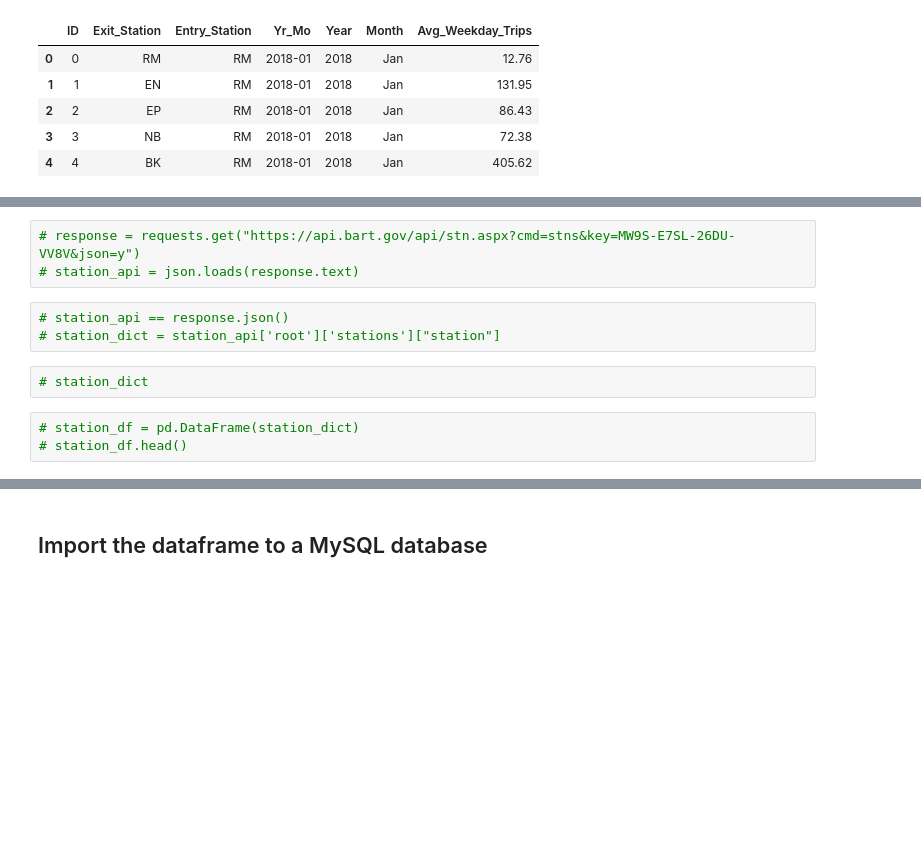
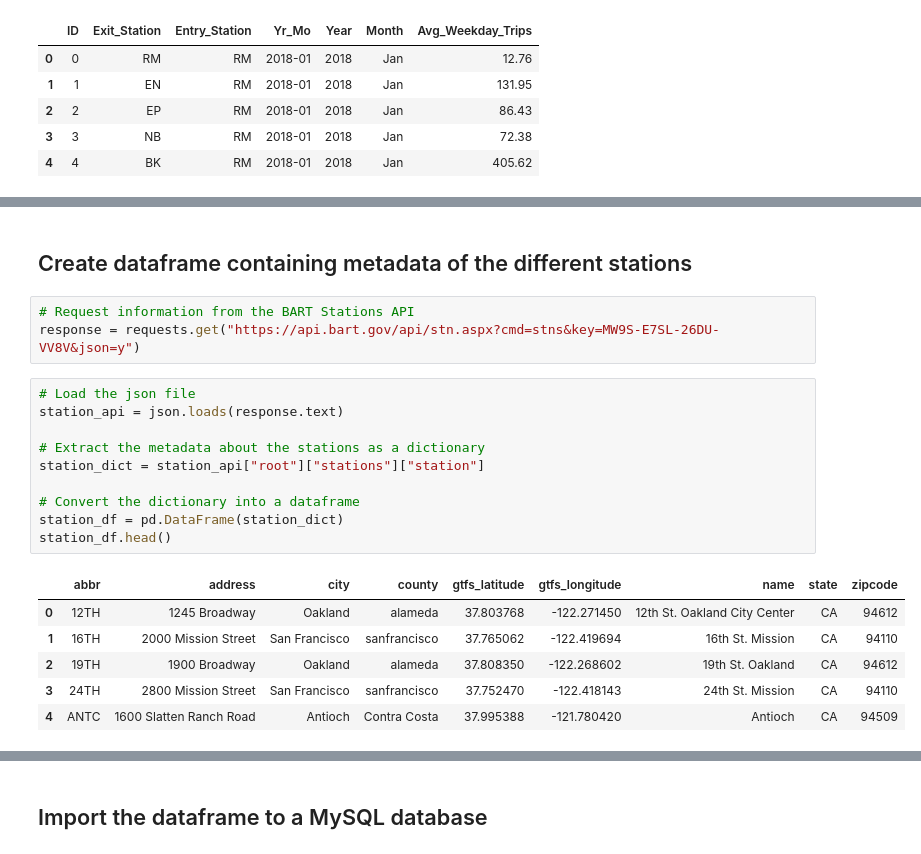
Before and after one commit to contactgokul/BART-ridership, a Jupyter notebook: BART-Ridership_data_processing.ipynb, the cells around one changed output, grey strips where cells are left out. Drawn from its saved outputs; the diff is of its cells as text; blank space fills up the shorter version.

```diff
--- a/BART-Ridership_data_processing.ipynb
+++ b/BART-Ridership_data_processing.ipynb
@@ -218,11 +214,22 @@ ridership.head()
+# %% [markdown]
+## Create dataframe containing metadata of the different stations
 # %%
-# response = requests.get("https://api.bart.gov/api/stn.aspx?cmd=stns&key=MW9S-E7SL-26DU-VV8V&json=y")
-# station_api = json.loads(response.text)
+# Request information from the BART Stations API
+response = requests.get("https://api.bart.gov/api/stn.aspx?cmd=stns&key=MW9S-E7SL-26DU-VV8V&json=y")
-# %%
-# station_api == response.json()
-# station_dict = station_api['root']['stations']["station"]
-# %%
-# station_dict
-# %%
-# station_df = pd.DataFrame(station_dict)
-# station_df.head()
+# %%
+# Load the json file
+station_api = json.loads(response.text)
+
+# Extract the metadata about the stations as a dictionary
+station_dict = station_api["root"]["stations"]["station"]
+
+# Convert the dictionary into a dataframe
+station_df = pd.DataFrame(station_dict)
+station_df.head()
+# %% [output]
+|  | abbr | address | city | county | gtfs_latitude | gtfs_longitude | name | state | zipcode |
+| 0 | 12TH | 1245 Broadway | Oakland | alameda | 37.803768 | -122.271450 | 12th St. Oakland City Center | CA | 94612 |
+| 1 | 16TH | 2000 Mission Street | San Francisco | sanfrancisco | 37.765062 | -122.419694 | 16th St. Mission | CA | 94110 |
+| 2 | 19TH | 1900 Broadway | Oakland | alameda | 37.808350 | -122.268602 | 19th St. Oakland | CA | 94612 |
+| 3 | 24TH | 2800 Mission Street | San Francisco | sanfrancisco | 37.752470 | -122.418143 | 24th St. Mission | CA | 94110 |
+| 4 | ANTC | 1600 Slatten Ranch Road | Antioch | Contra Costa | 37.995388 | -121.780420 | Antioch | CA | 94509 |
```
Also changed, not shown: parts of 13 cells of this notebook.
